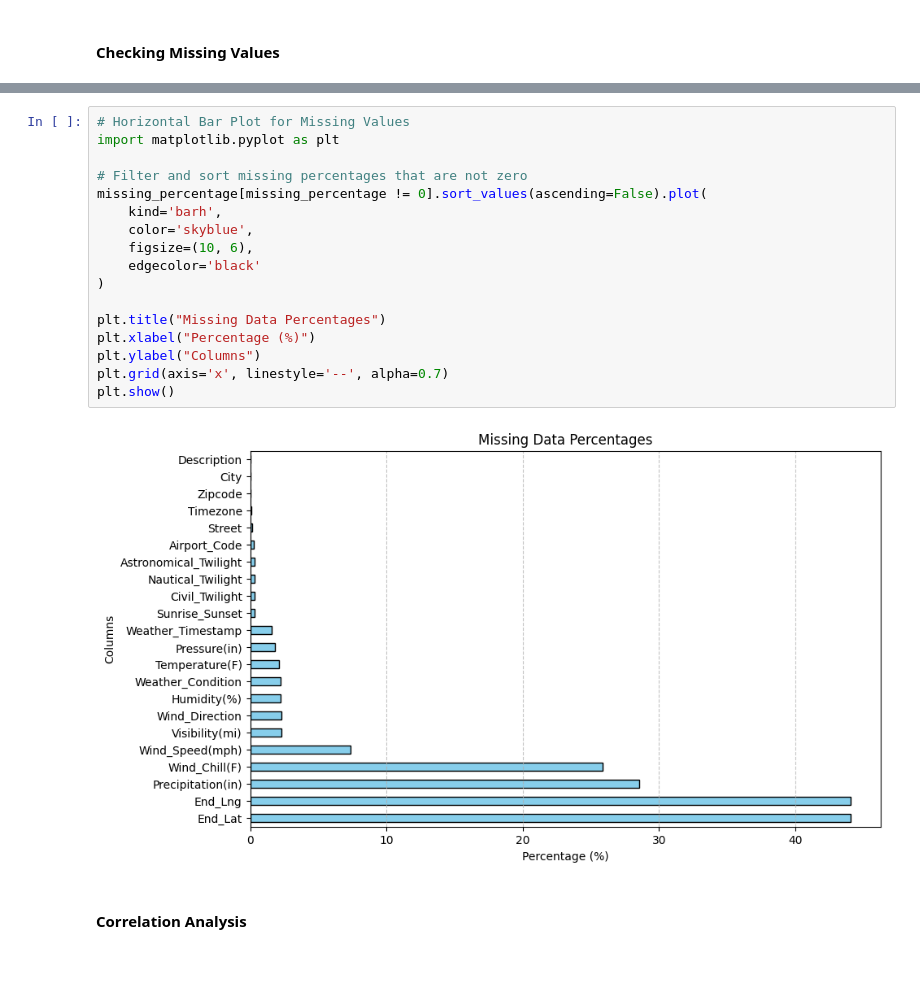
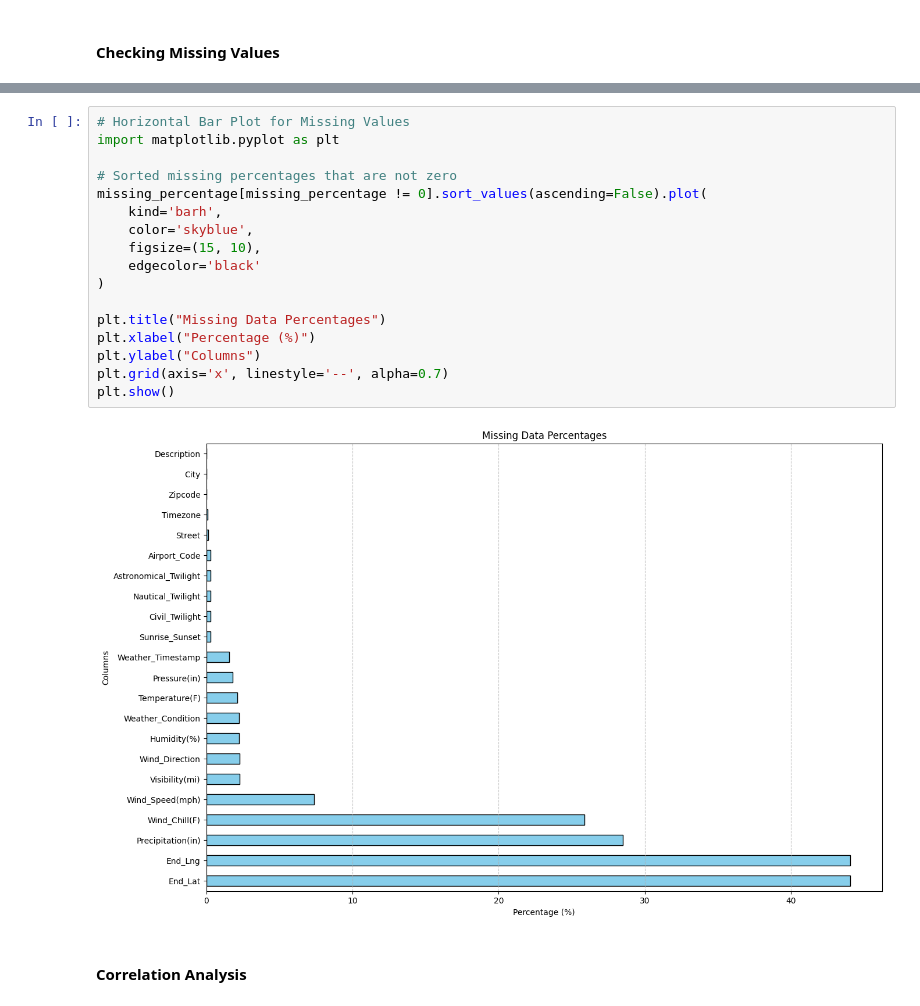
Before and after one commit to burakbasher/team12-Accident-Probability, a Jupyter notebook: AccidentSeverityPrediction.ipynb, the cells around one changed output, grey strips where cells are left out. Cells and saved outputs as stored; diff of their text form; blank space fills up the shorter version.

```diff
--- a/AccidentSeverityPrediction.ipynb
+++ b/AccidentSeverityPrediction.ipynb
@@ -167,22 +154,22 @@ Astronomical_Twilight    23246    0.300787
 # %%
 # Horizontal Bar Plot for Missing Values
 import matplotlib.pyplot as plt
 
-# Filter and sort missing percentages that are not zero
+# Sorted missing percentages that are not zero
 missing_percentage[missing_percentage != 0].sort_values(ascending=False).plot(
     kind='barh',
     color='skyblue',
-    figsize=(10, 6),
+    figsize=(15, 10),
     edgecolor='black'
 )
 
 plt.title("Missing Data Percentages")
 plt.xlabel("Percentage (%)")
 plt.ylabel("Columns")
 plt.grid(axis='x', linestyle='--', alpha=0.7)
 plt.show()
 # %% [output]
-[figure, old version]
+[figure, new version]
 # %% [markdown]
 #### Correlation Analysis
 # %%
```
Also changed, not shown: parts of 59 cells of this notebook.
